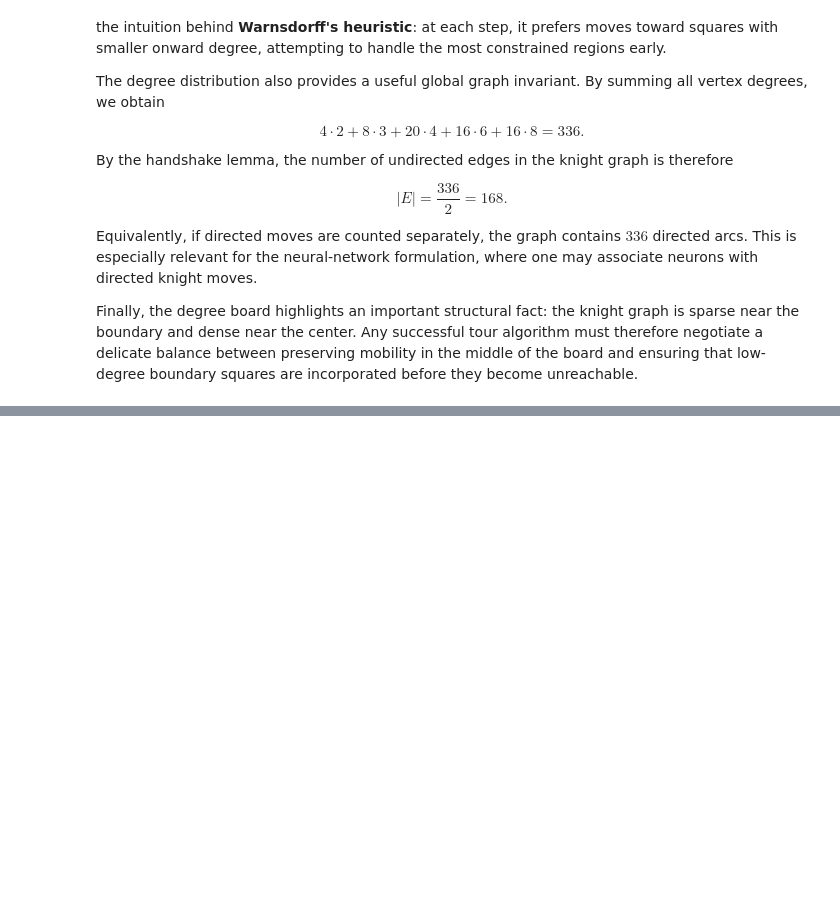
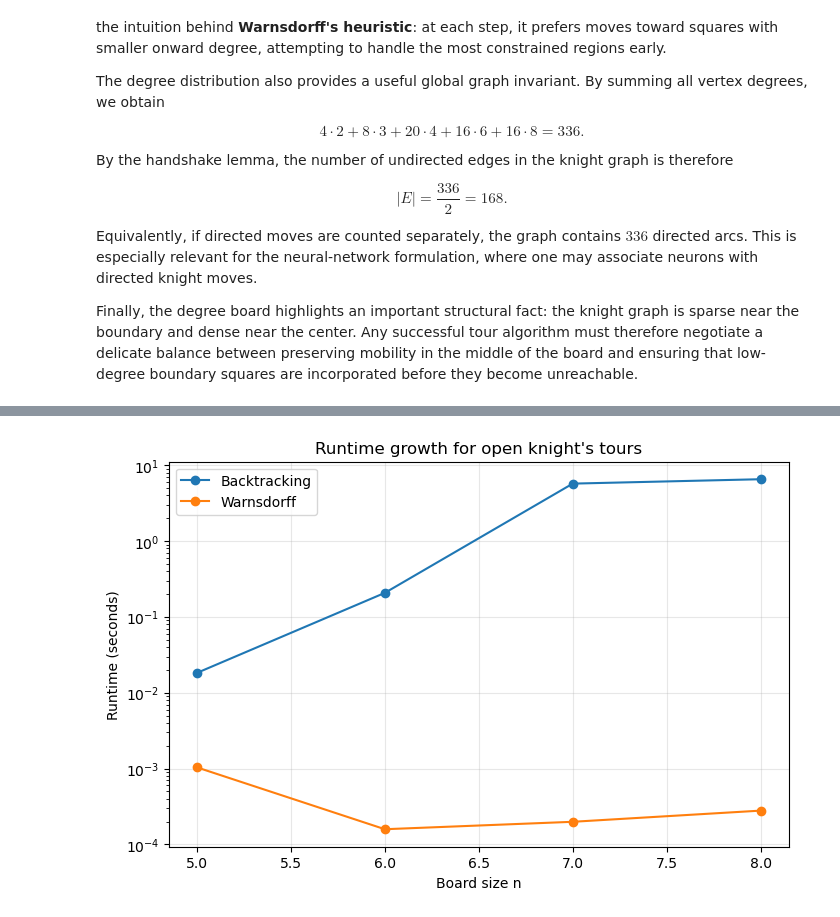
Before and after one commit to Trogkton/Math-Project, a Jupyter notebook: knights_tour.ipynb, the cells around one changed output, grey strips where cells are left out. Drawn from its saved outputs; the diff is of its cells as text; code cells hidden in the pictures; blank space fills up the shorter version.

Commit message:
Step 9. Runtime comparison

```diff
--- a/knights_tour.ipynb
+++ b/knights_tour.ipynb
@@ -561,7 +561,7 @@ def backtracking_knights_tour(n, start = (0, 0), closed=False):
         "method": "Backtracking"
     }
 # %%
-bt_result = backtracking_knights_tour(8, start=(0, 0), closed=False)
+bt_result = backtracking_knights_tour(9, start=(0, 0), closed=False)
 
 if bt_result["success"]:
     plot_tour(bt_result["tour"], 8, title="Exact backtracking tour on 8x8")
@@ -1005,0 +1027,29 @@ Before comparing runtimes, it is important to note that the three methods repres
+# %%
+sizes = list(range(5, 9))
+
+backtracking_results = []
+warnsdorff_results = []
+
+for n in sizes:
+    bt_result = backtracking_knights_tour(n, start=(0, 0), closed=False)
+    backtracking_results.append({
+        "n": n,
+        "time": bt_result["time"],
+        "success": bt_result["success"]
+    })
+
+    wd_result = warnsdorff_knights_tour(n, start=(0, 0), closed=False, seed=42)
+    warnsdorff_results.append({
+        "n": n,
+        "time": wd_result["time"],
+        "success": wd_result["success"]
+    })
+
+df_backtracking = pd.DataFrame(backtracking_results)
+df_warnsdorff = pd.DataFrame(warnsdorff_results)
+
+print("Backtracking results:")
+display(df_backtracking)
+
+print("Warnsdorff results:")
+display(df_warnsdorff)
@@ -1005,0 +1069,15 @@ Before comparing runtimes, it is important to note that the three methods repres
+# %%
+plt.figure(figsize=(8, 5))
+
+plt.plot(df_backtracking["n"], df_backtracking["time"], marker="o", label="Backtracking")
+plt.plot(df_warnsdorff["n"], df_warnsdorff["time"], marker="o", label="Warnsdorff")
+
+plt.xlabel("Board size n")
+plt.ylabel("Runtime (seconds)")
+plt.title("Runtime growth for open knight's tours")
+plt.yscale("log")
+plt.grid(True, alpha=0.3)
+plt.legend()
+plt.show()
+# %% [output]
+[figure, added]
```
Also changed, not shown: parts of 11 cells of this notebook.
